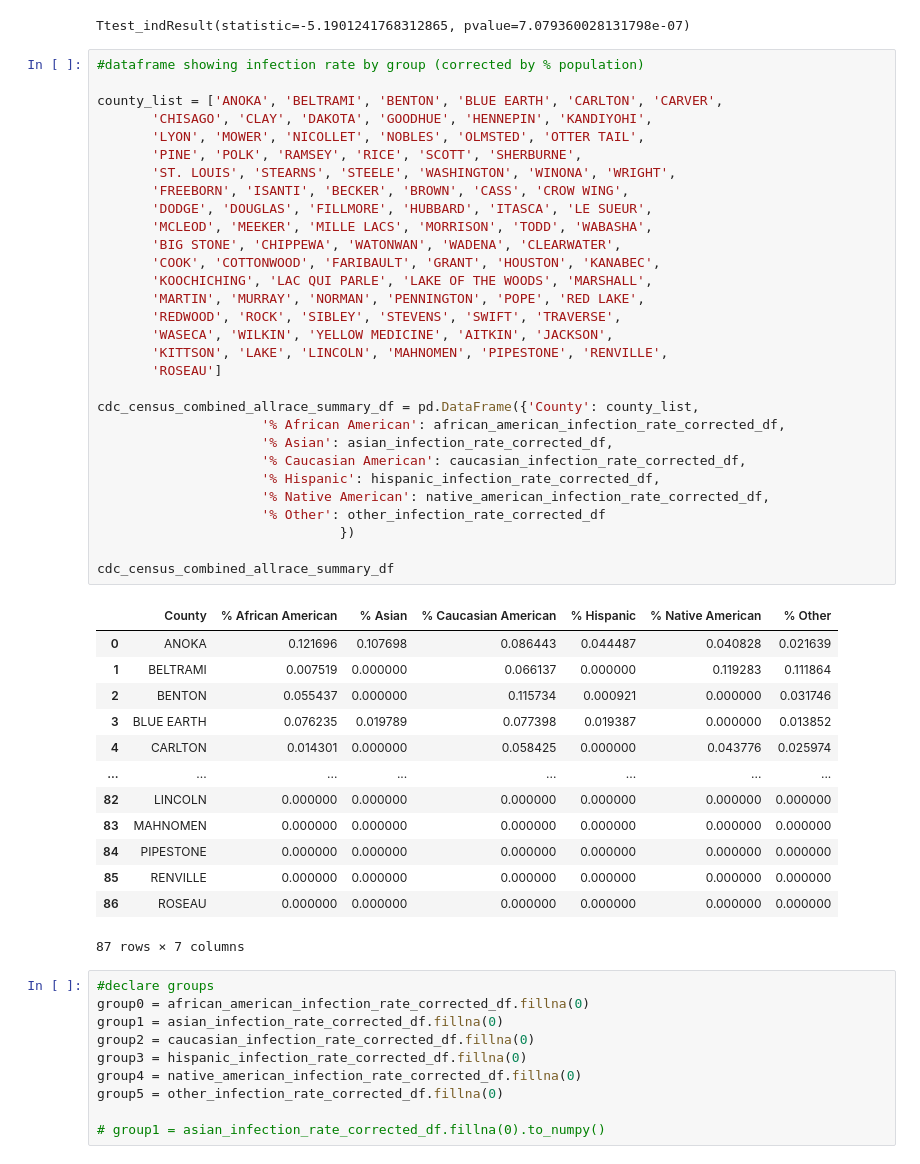
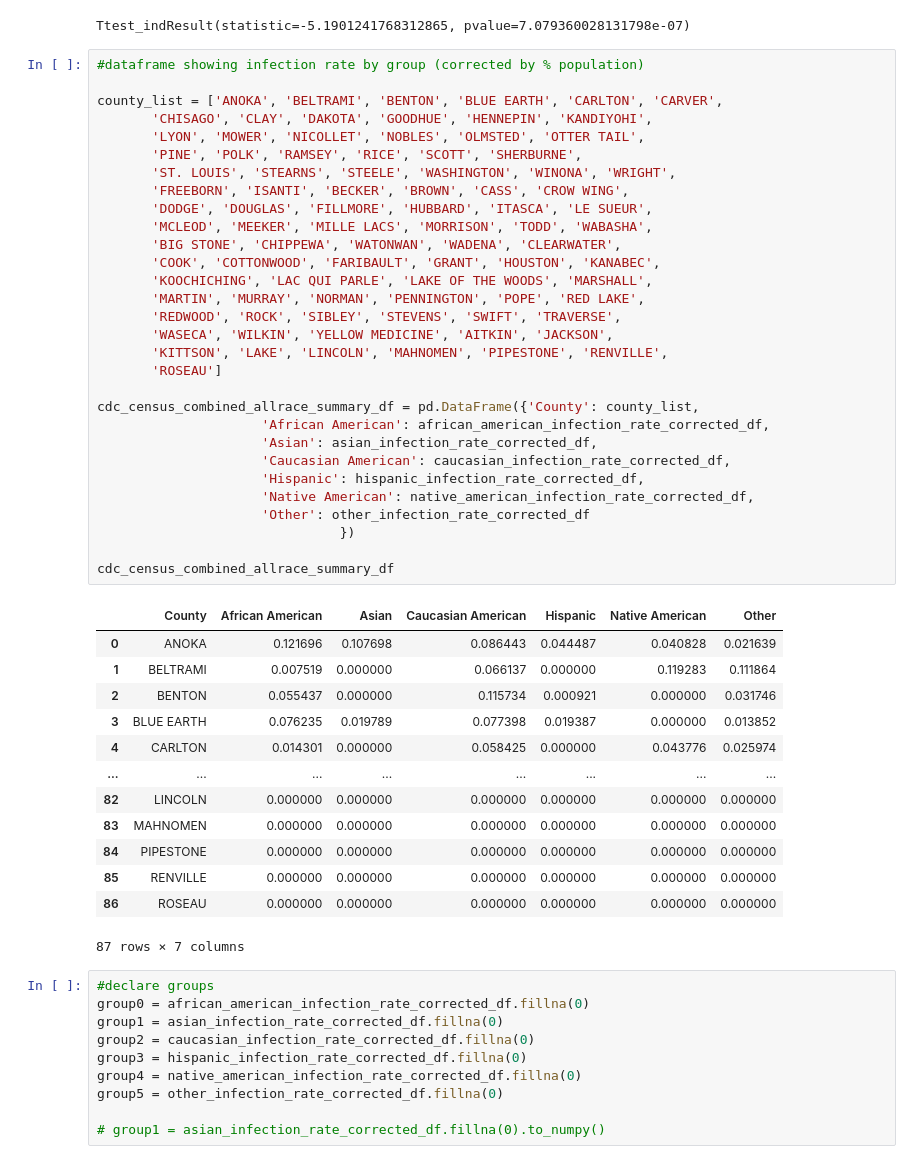
Before and after one commit to tlenzmeier58/Project_1, a Jupyter notebook: working.ipynb, the cells around one changed output. Saved outputs shown, nothing was run; the diff lists cells and outputs as text.

```diff
--- a/working.ipynb
+++ b/working.ipynb
@@ -1072,35 +1057,35 @@ Ttest_indResult(statistic=-5.1901241768312865, pvalue=7.079360028131798e-07)
 # %%
 #dataframe showing infection rate by group (corrected by % population)
 
 county_list = ['ANOKA', 'BELTRAMI', 'BENTON', 'BLUE EARTH', 'CARLTON', 'CARVER',
        'CHISAGO', 'CLAY', 'DAKOTA', 'GOODHUE', 'HENNEPIN', 'KANDIYOHI',
        'LYON', 'MOWER', 'NICOLLET', 'NOBLES', 'OLMSTED', 'OTTER TAIL',
        'PINE', 'POLK', 'RAMSEY', 'RICE', 'SCOTT', 'SHERBURNE',
        'ST. LOUIS', 'STEARNS', 'STEELE', 'WASHINGTON', 'WINONA', 'WRIGHT',
        'FREEBORN', 'ISANTI', 'BECKER', 'BROWN', 'CASS', 'CROW WING',
        'DODGE', 'DOUGLAS', 'FILLMORE', 'HUBBARD', 'ITASCA', 'LE SUEUR',
        'MCLEOD', 'MEEKER', 'MILLE LACS', 'MORRISON', 'TODD', 'WABASHA',
        'BIG STONE', 'CHIPPEWA', 'WATONWAN', 'WADENA', 'CLEARWATER',
        'COOK', 'COTTONWOOD', 'FARIBAULT', 'GRANT', 'HOUSTON', 'KANABEC',
        'KOOCHICHING', 'LAC QUI PARLE', 'LAKE OF THE WOODS', 'MARSHALL',
        'MARTIN', 'MURRAY', 'NORMAN', 'PENNINGTON', 'POPE', 'RED LAKE',
        'REDWOOD', 'ROCK', 'SIBLEY', 'STEVENS', 'SWIFT', 'TRAVERSE',
        'WASECA', 'WILKIN', 'YELLOW MEDICINE', 'AITKIN', 'JACKSON',
        'KITTSON', 'LAKE', 'LINCOLN', 'MAHNOMEN', 'PIPESTONE', 'RENVILLE',
        'ROSEAU']
 
 cdc_census_combined_allrace_summary_df = pd.DataFrame({'County': county_list,
-                     '% African American': african_american_infection_rate_corrected_df,
-                     '% Asian': asian_infection_rate_corrected_df,
-                     '% Caucasian American': caucasian_infection_rate_corrected_df,
-                     '% Hispanic': hispanic_infection_rate_corrected_df,
-                     '% Native American': native_american_infection_rate_corrected_df,
-                     '% Other': other_infection_rate_corrected_df
+                     'African American': african_american_infection_rate_corrected_df,
+                     'Asian': asian_infection_rate_corrected_df,
+                     'Caucasian American': caucasian_infection_rate_corrected_df,
+                     'Hispanic': hispanic_infection_rate_corrected_df,
+                     'Native American': native_american_infection_rate_corrected_df,
+                     'Other': other_infection_rate_corrected_df
                                })
 
 cdc_census_combined_allrace_summary_df
 # %% [output]
-|  | County | % African American | % Asian | % Caucasian American | % Hispanic | % Native American | % Other |
+|  | County | African American | Asian | Caucasian American | Hispanic | Native American | Other |
 | 0 | ANOKA | 0.121696 | 0.107698 | 0.086443 | 0.044487 | 0.040828 | 0.021639 |
 | 1 | BELTRAMI | 0.007519 | 0.000000 | 0.066137 | 0.000000 | 0.119283 | 0.111864 |
 | 2 | BENTON | 0.055437 | 0.000000 | 0.115734 | 0.000921 | 0.000000 | 0.031746 |
```
Also changed, not shown: parts of 3 cells of this notebook, 16 other files.
